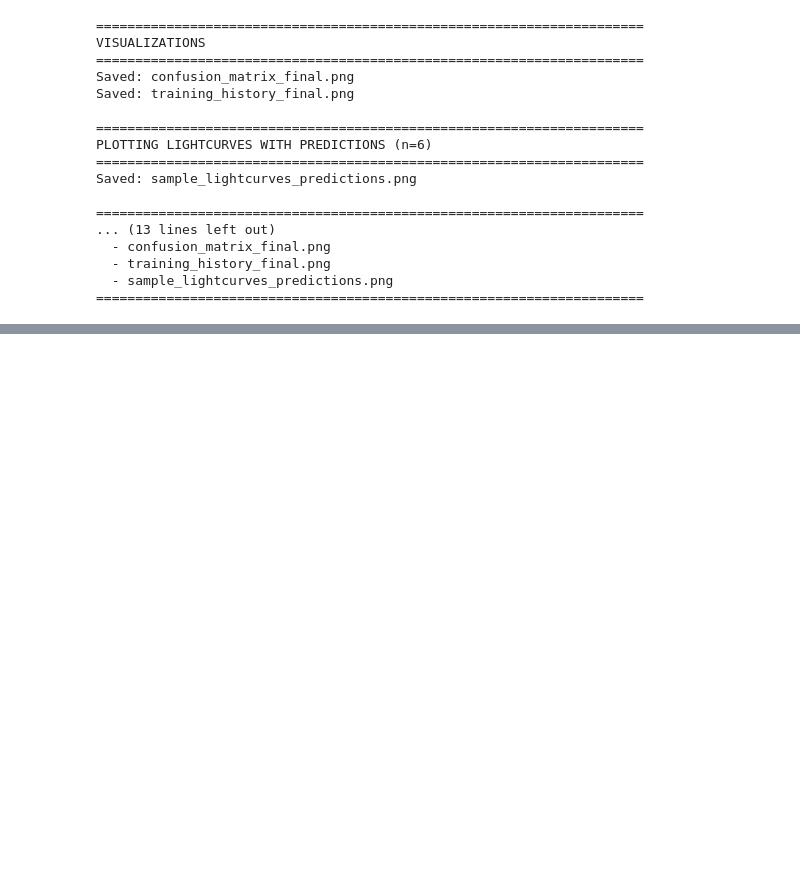
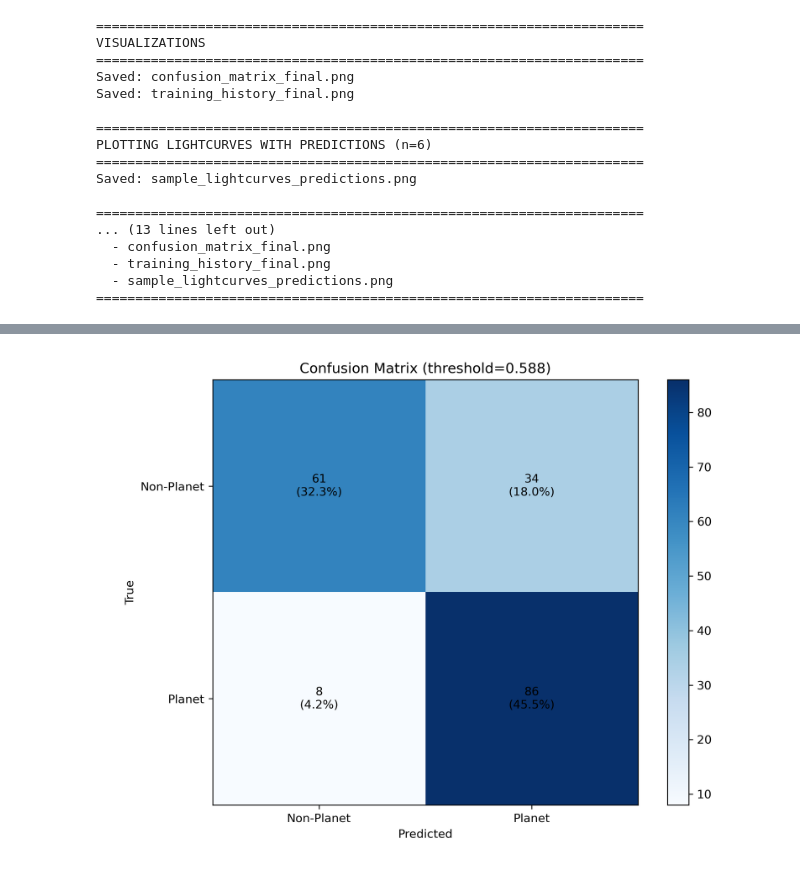
Before and after one commit to doddamre/HIPPO-C, a Jupyter notebook: Assignment2_taskF.ipynb, the cells around one changed output, grey strips where cells are left out. Saved outputs shown, nothing was run; the diff lists cells and outputs as text; code cells hidden in the pictures; blank space fills up the shorter version.

```diff
--- a/Assignment2_taskF.ipynb
+++ b/Assignment2_taskF.ipynb
@@ -661,0 +869,5 @@ Model: "sequential"
+# %%
+from IPython.display import Image, display
+display(Image('confusion_matrix_final_config2_regularized.png'))
+# %% [output]
+[figure, added]
```
Also changed, not shown: parts of 15 cells of this notebook, 19 other files.
